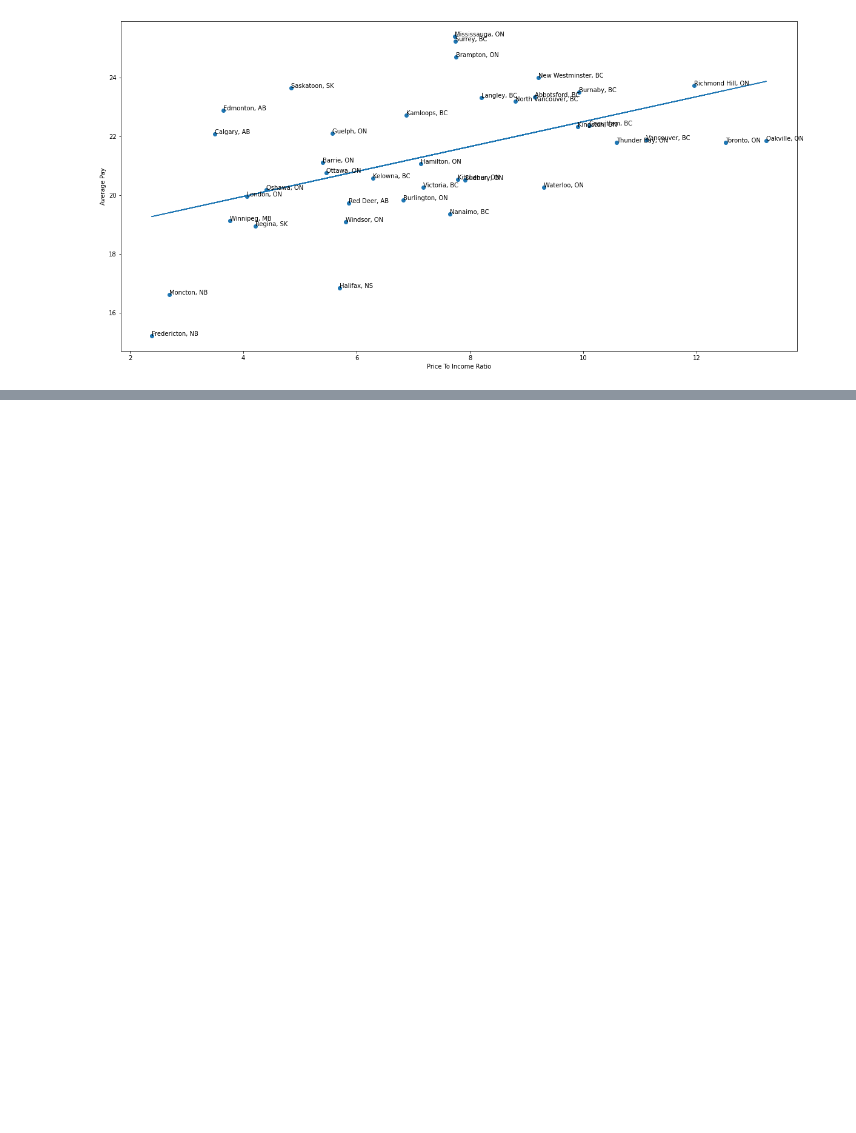
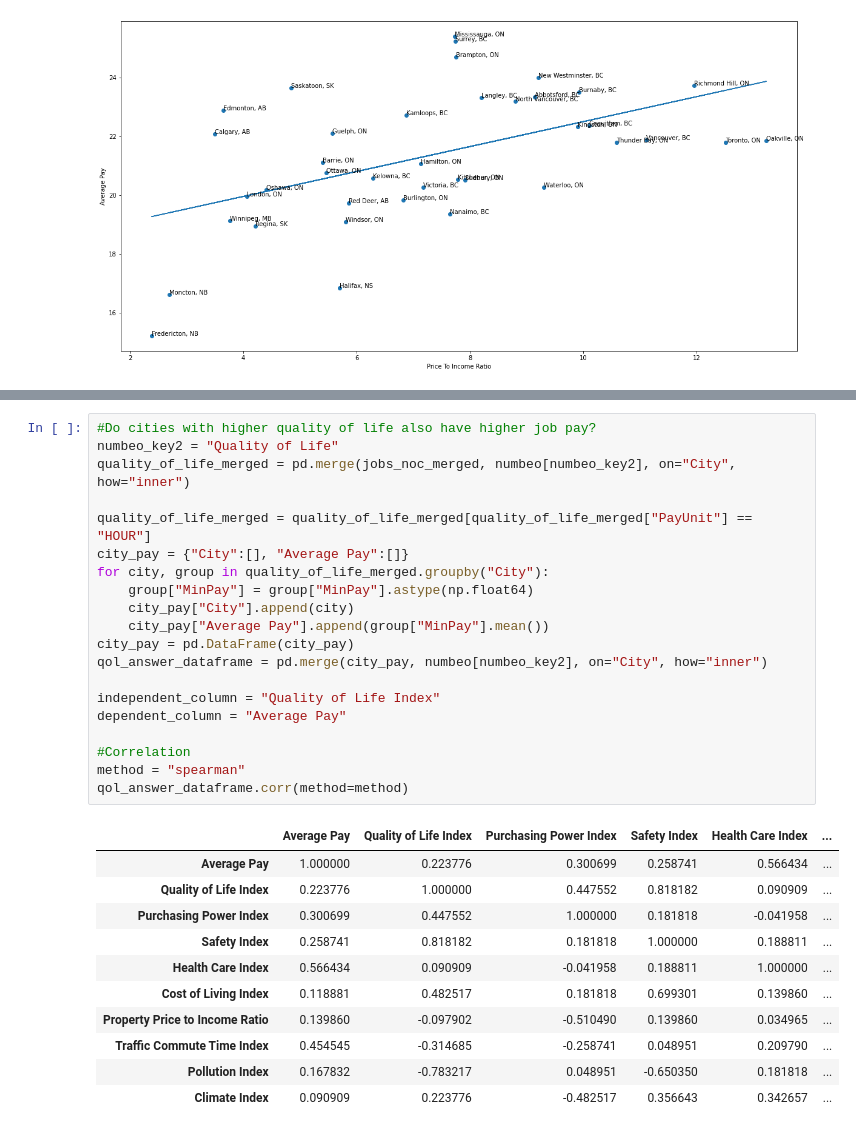
Before and after one commit to ChristopheTran/Canadian-Jobs-Amid-a-Pandemic, a Jupyter notebook: Playground.ipynb, the cells around one changed output, grey strips where cells are left out. Drawn from its saved outputs; the diff is of its cells as text; blank space fills up the shorter version.

```diff
--- a/Playground.ipynb
+++ b/Playground.ipynb
@@ -155,0 +182,32 @@ ax.plot(answer_dataframe[independent_column], m*answer_dataframe[independent_col
+# %%
+#Do cities with higher quality of life also have higher job pay?
+numbeo_key2 = "Quality of Life"
+quality_of_life_merged = pd.merge(jobs_noc_merged, numbeo[numbeo_key2], on="City", how="inner")
+
+quality_of_life_merged = quality_of_life_merged[quality_of_life_merged["PayUnit"] == "HOUR"]
+city_pay = {"City":[], "Average Pay":[]}
+for city, group in quality_of_life_merged.groupby("City"):
+    group["MinPay"] = group["MinPay"].astype(np.float64)
+    city_pay["City"].append(city)
+    city_pay["Average Pay"].append(group["MinPay"].mean())
+city_pay = pd.DataFrame(city_pay)
+qol_answer_dataframe = pd.merge(city_pay, numbeo[numbeo_key2], on="City", how="inner")
+
+independent_column = "Quality of Life Index"
+dependent_column = "Average Pay"
+
+#Correlation
+method = "spearman"
+qol_answer_dataframe.corr(method=method)
+# %% [output]
+|  | Average Pay | Quality of Life Index | Purchasing Power Index | Safety Index | Health Care Index | ... |
+| Average Pay | 1.000000 | 0.223776 | 0.300699 | 0.258741 | 0.566434 | ... |
+| Quality of Life Index | 0.223776 | 1.000000 | 0.447552 | 0.818182 | 0.090909 | ... |
+| Purchasing Power Index | 0.300699 | 0.447552 | 1.000000 | 0.181818 | -0.041958 | ... |
+| Safety Index | 0.258741 | 0.818182 | 0.181818 | 1.000000 | 0.188811 | ... |
+| Health Care Index | 0.566434 | 0.090909 | -0.041958 | 0.188811 | 1.000000 | ... |
+| Cost of Living Index | 0.118881 | 0.482517 | 0.181818 | 0.699301 | 0.139860 | ... |
+| Property Price to Income Ratio | 0.139860 | -0.097902 | -0.510490 | 0.139860 | 0.034965 | ... |
+| Traffic Commute Time Index | 0.454545 | -0.314685 | -0.258741 | 0.048951 | 0.209790 | ... |
+| Pollution Index | 0.167832 | -0.783217 | 0.048951 | -0.650350 | 0.181818 | ... |
+| Climate Index | 0.090909 | 0.223776 | -0.482517 | 0.356643 | 0.342657 | ... |
```
Also changed, not shown: parts of 6 cells of this notebook.
